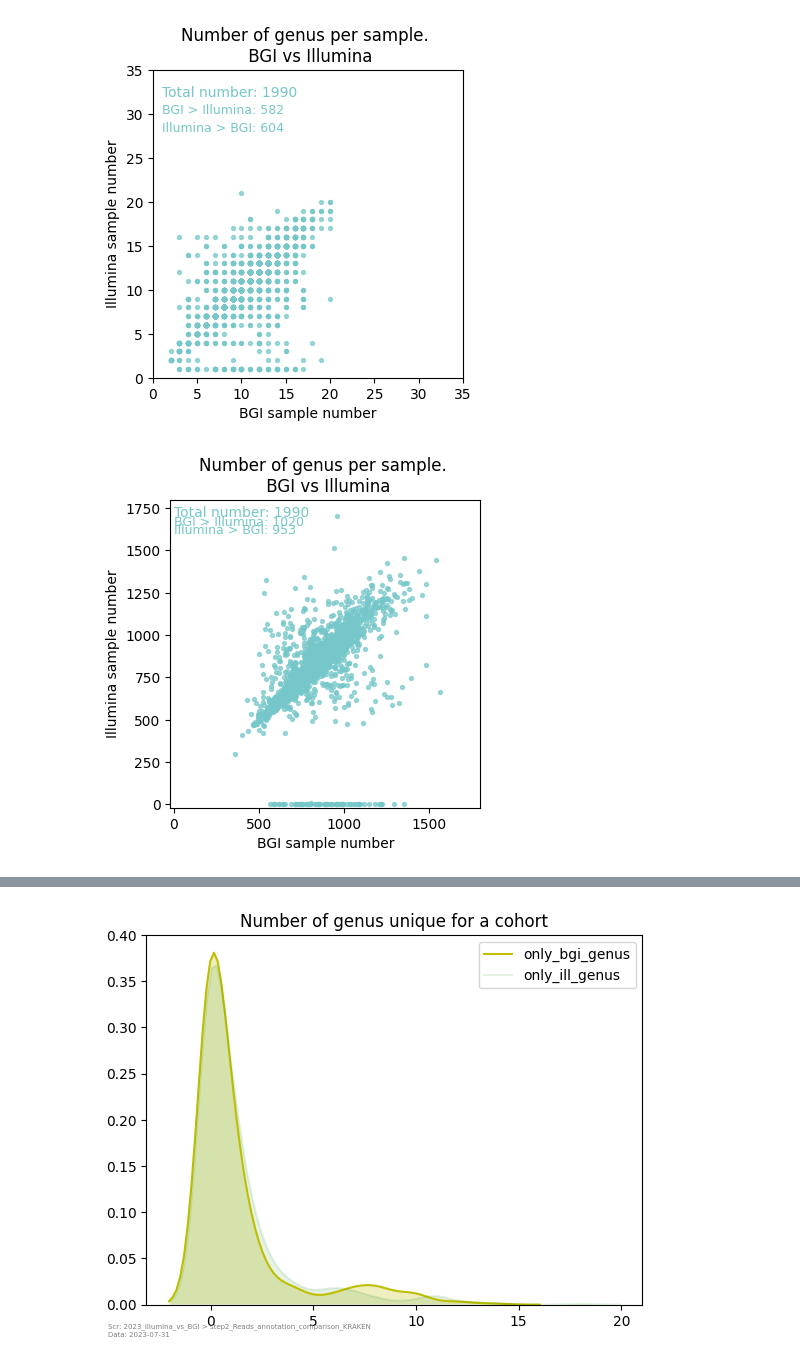
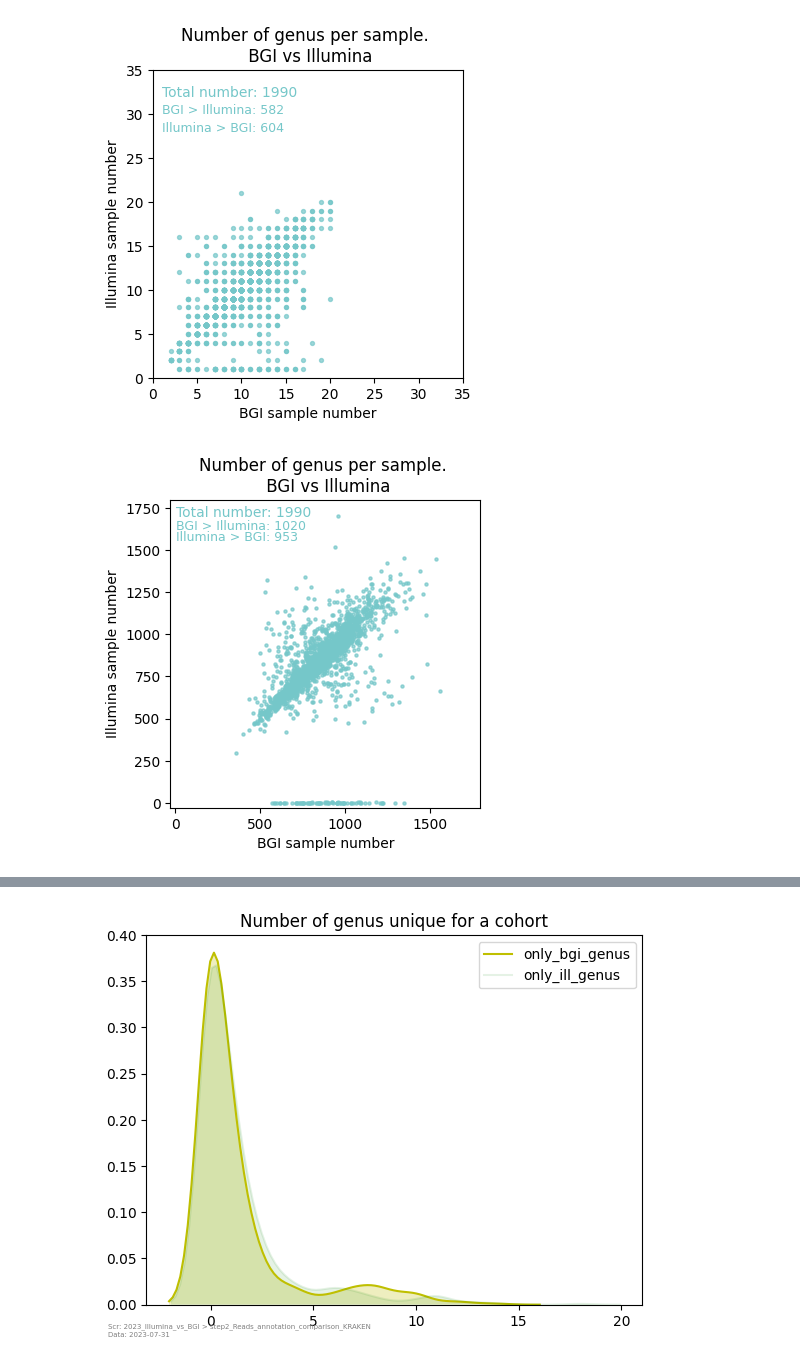
Before and after one commit to Chartiza/2024_Illumina_vs_BGI, a Jupyter notebook: step2_KRAKEN_aggregation/RAD_aggregation_p1.ipynb, the cells around one changed output, grey strips where cells are left out. Saved outputs shown, nothing was run; the diff lists cells and outputs as text; code cells hidden in the pictures.

```diff
--- a/step2_KRAKEN_aggregation/RAD_aggregation_p1.ipynb
+++ b/step2_KRAKEN_aggregation/RAD_aggregation_p1.ipynb
@@ -306,17 +306,17 @@ plt.savefig('results/Scatter_Genus_abud_part.png', dpi=300, bbox_inches='tight')
 # %%
 gnA = pd.read_excel('results/Overlap_Genus_abud_all.xlsx')
 
 plt.figure(figsize=(4,4))
-plt.scatter(gnA['bgi_genus'], gnA['ill_genus'], color='#75c7c9', alpha=0.7, s=8)
+plt.scatter(gnA['bgi_genus'], gnA['ill_genus'], color='#75c7c9', alpha=0.7, s=5)
 plt.xlabel('BGI sample number')
 plt.ylabel('Illumina sample number')
-plt.xlim(-20, 1800)
-plt.ylim(-20, 1800)
+plt.xlim(-30, 1800)
+plt.ylim(-30, 1800)
 plt.title('Number of genus per sample. \n BGI vs Illumina')
 plt.text(1,1700, 'Total number: '+str(len(gnA)), color='#75c7c9')
-plt.text(1,1650, 'BGI > Illumina: '+str(sum((gnA['bgi_genus'] > gnA['ill_genus']))), fontsize=9, color='#75c7c9')
-plt.text(1,1600, 'Illumina > BGI: '+str(sum((gnA['ill_genus'] > gnA['bgi_genus']))), fontsize=9, color='#75c7c9')
+plt.text(1,1620, 'BGI > Illumina: '+str(sum((gnA['bgi_genus'] > gnA['ill_genus']))), fontsize=9, color='#75c7c9')
+plt.text(1,1560, 'Illumina > BGI: '+str(sum((gnA['ill_genus'] > gnA['bgi_genus']))), fontsize=9, color='#75c7c9')
 
 plt.savefig('results/Scatter_Genus_abud_all.png', dpi=300, bbox_inches='tight')
 # %% [output]
-[figure, old version]
+[figure, new version]
```
Also changed, not shown: parts of 1 cell of this notebook, 6 other files.
